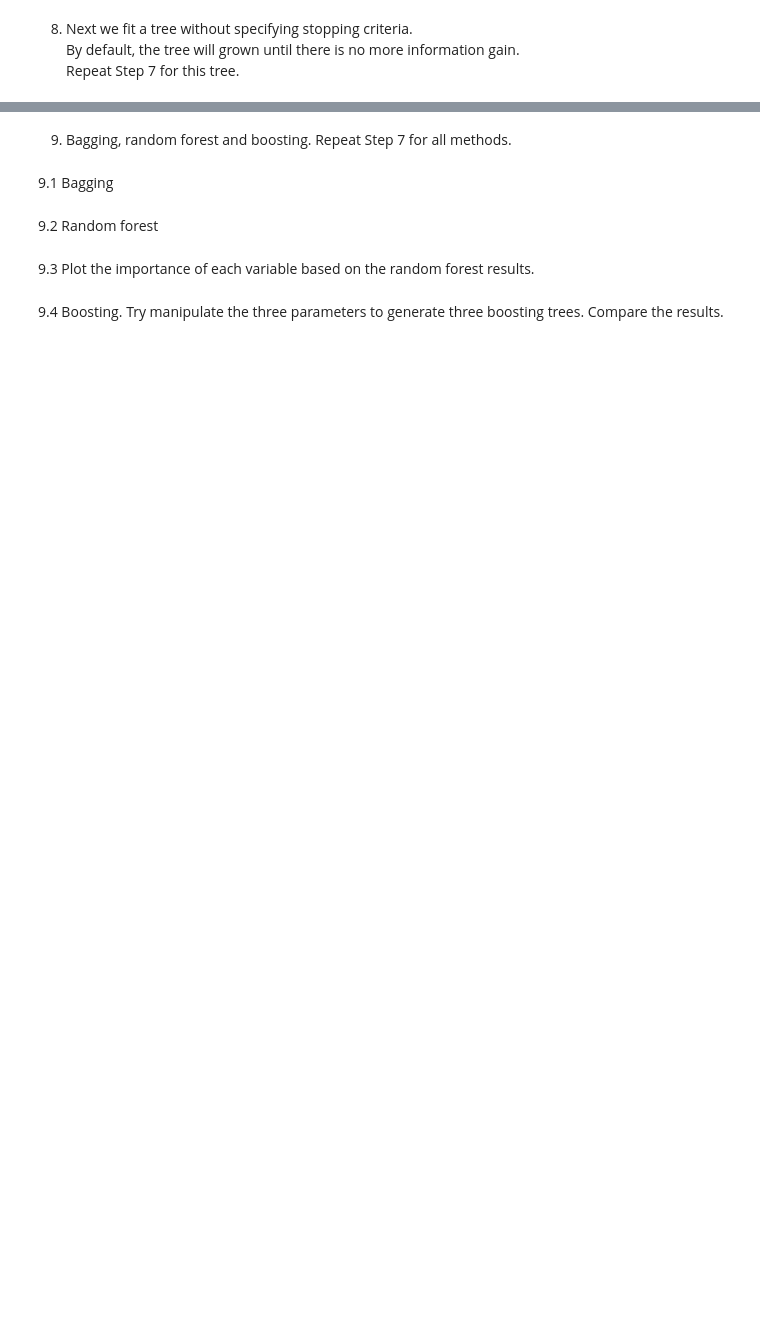
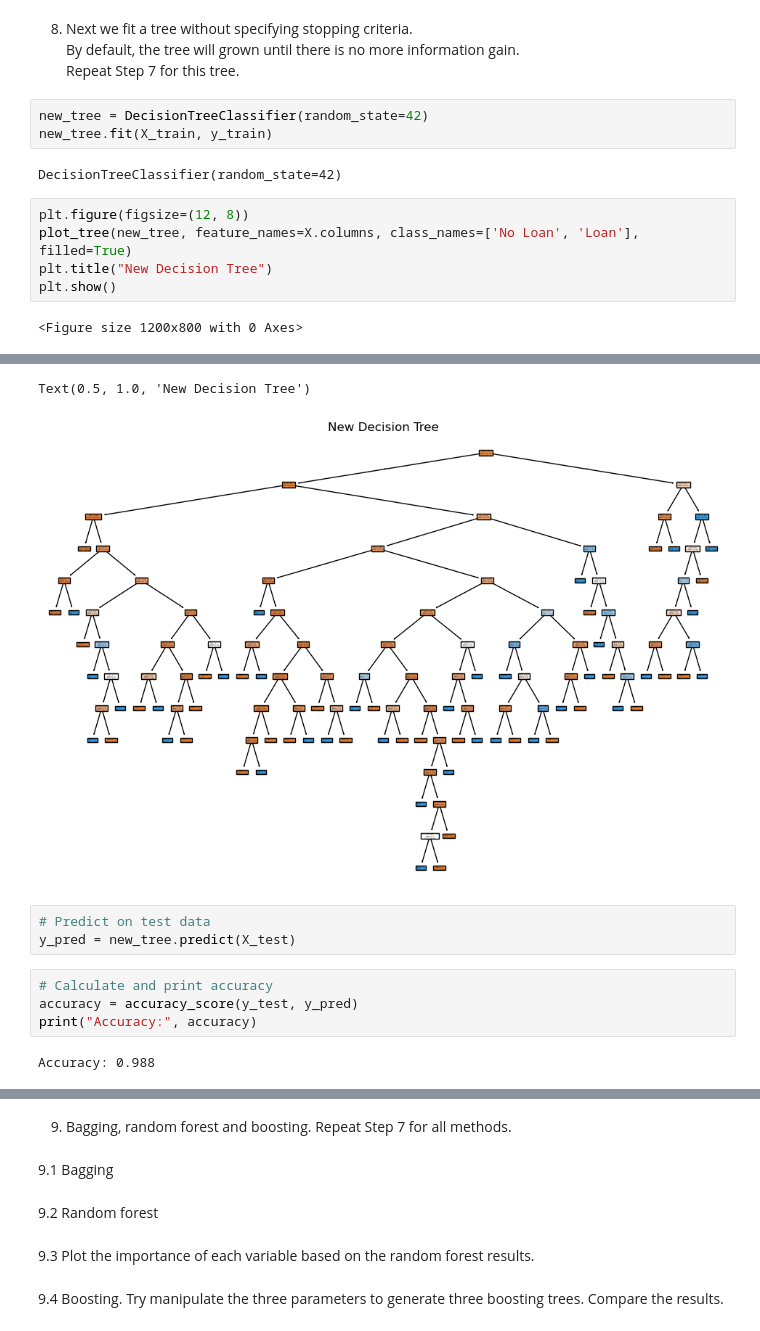
Before and after one commit to emilyneaville/DSCI-5240, a Jupyter notebook: Week 8 - Tree-based models/DSCI 5240 Decision Tree Methods-In Class practice.ipynb, the cells around one changed output, grey strips where cells are left out. Cells and saved outputs as stored; diff of their text form; blank space fills up the shorter version.

```diff
--- a/Week 8 - Tree-based models/DSCI 5240 Decision Tree Methods-In Class practice.ipynb
+++ b/Week 8 - Tree-based models/DSCI 5240 Decision Tree Methods-In Class practice.ipynb
@@ -36,3 +111,15 @@ Calculate the accuracy rate and confusion matrix.
 8. Next we fit a tree without specifying stopping criteria.<br>
 By default, the tree will grown until there is no more information gain.<br>
 Repeat Step 7 for this tree.
+# %%
+new_tree = DecisionTreeClassifier(random_state=42)
+new_tree.fit(X_train, y_train)
+# %% [output]
+DecisionTreeClassifier(random_state=42)
+# %%
+plt.figure(figsize=(12, 8))
+plot_tree(new_tree, feature_names=X.columns, class_names=['No Loan', 'Loan'], filled=True)
+plt.title("New Decision Tree")
+plt.show()
+# %% [output]
+<Figure size 1200x800 with 0 Axes>
@@ -38,0 +143,11 @@ Repeat Step 7 for this tree.
+Text(0.5, 1.0, 'New Decision Tree')
+[figure, added]
+# %%
+# Predict on test data
+y_pred = new_tree.predict(X_test)
+# %%
+# Calculate and print accuracy
+accuracy = accuracy_score(y_test, y_pred)
+print("Accuracy:", accuracy)
+# %% [output]
+Accuracy: 0.988
```
Also changed, not shown: parts of 12 cells of this notebook.
